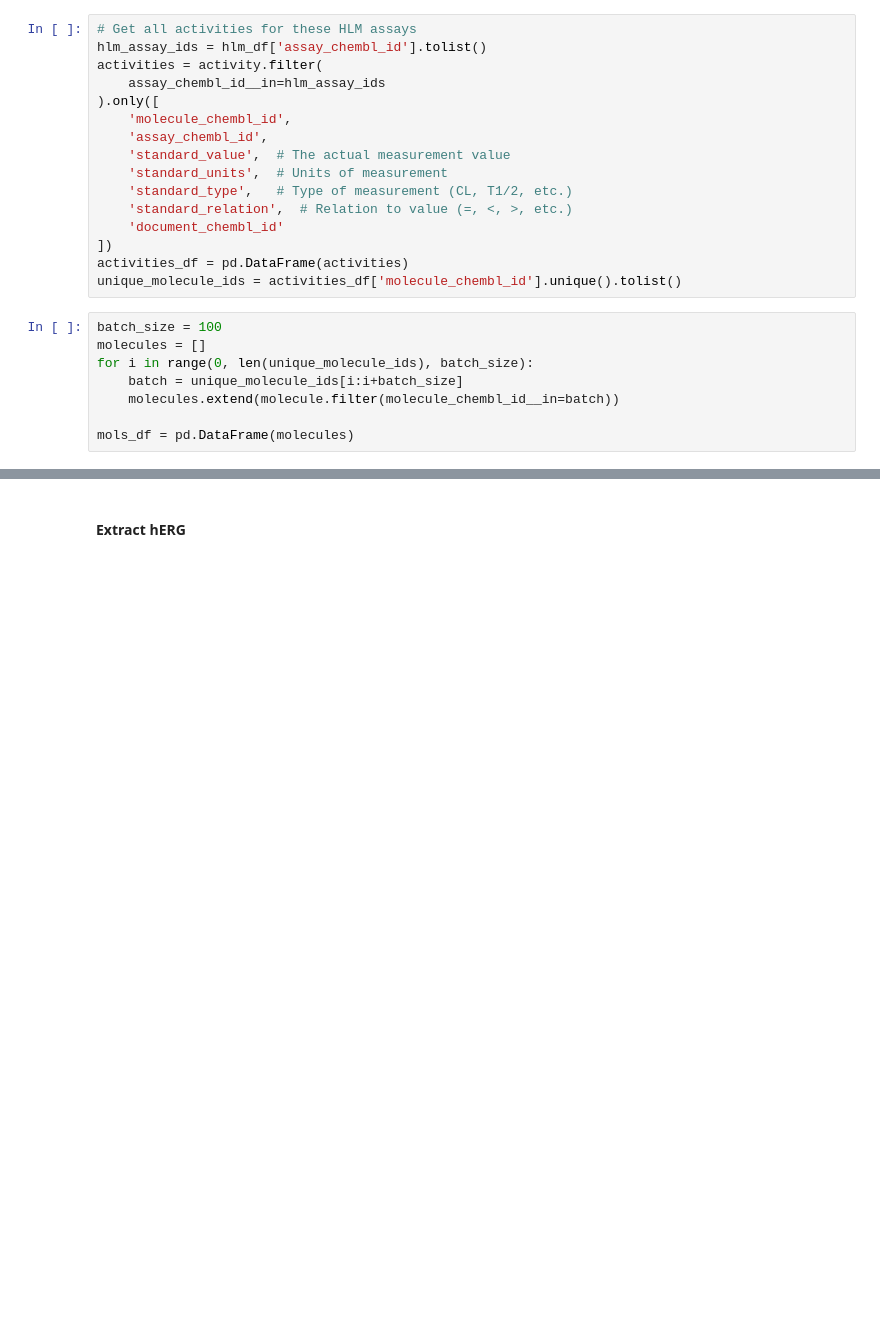
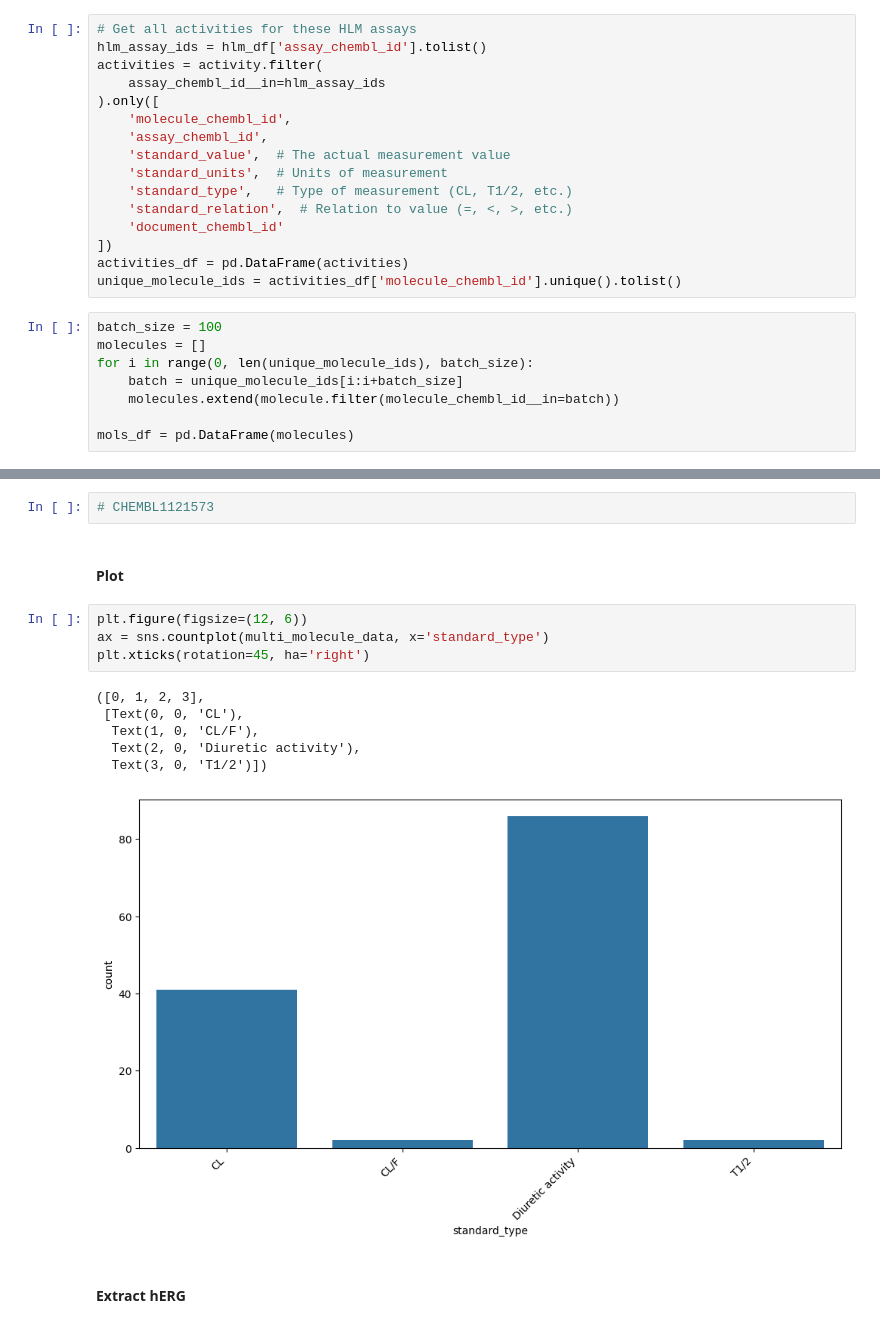
Before and after one commit to chevillardf/mol_harvester, a Jupyter notebook: notebooks/extract_chembl.ipynb, the cells around one changed output, grey strips where cells are left out. Saved outputs shown, nothing was run; the diff lists cells and outputs as text; blank space fills up the shorter version.

```diff
--- a/notebooks/extract_chembl.ipynb
+++ b/notebooks/extract_chembl.ipynb
@@ -100,3 +122,18 @@ full_data
+# %%
+# CHEMBL1121573
+# %% [markdown]
+#### Plot
+# %%
+plt.figure(figsize=(12, 6))
+ax = sns.countplot(multi_molecule_data, x='standard_type')
+plt.xticks(rotation=45, ha='right')
+# %% [output]
+([0, 1, 2, 3],
+ [Text(0, 0, 'CL'),
+  Text(1, 0, 'CL/F'),
+  Text(2, 0, 'Diuretic activity'),
+  Text(3, 0, 'T1/2')])
+[figure, added]
 # %% [markdown]
 #### Extract hERG
 # %%
```
Also changed, not shown: parts of 9 cells of this notebook.
